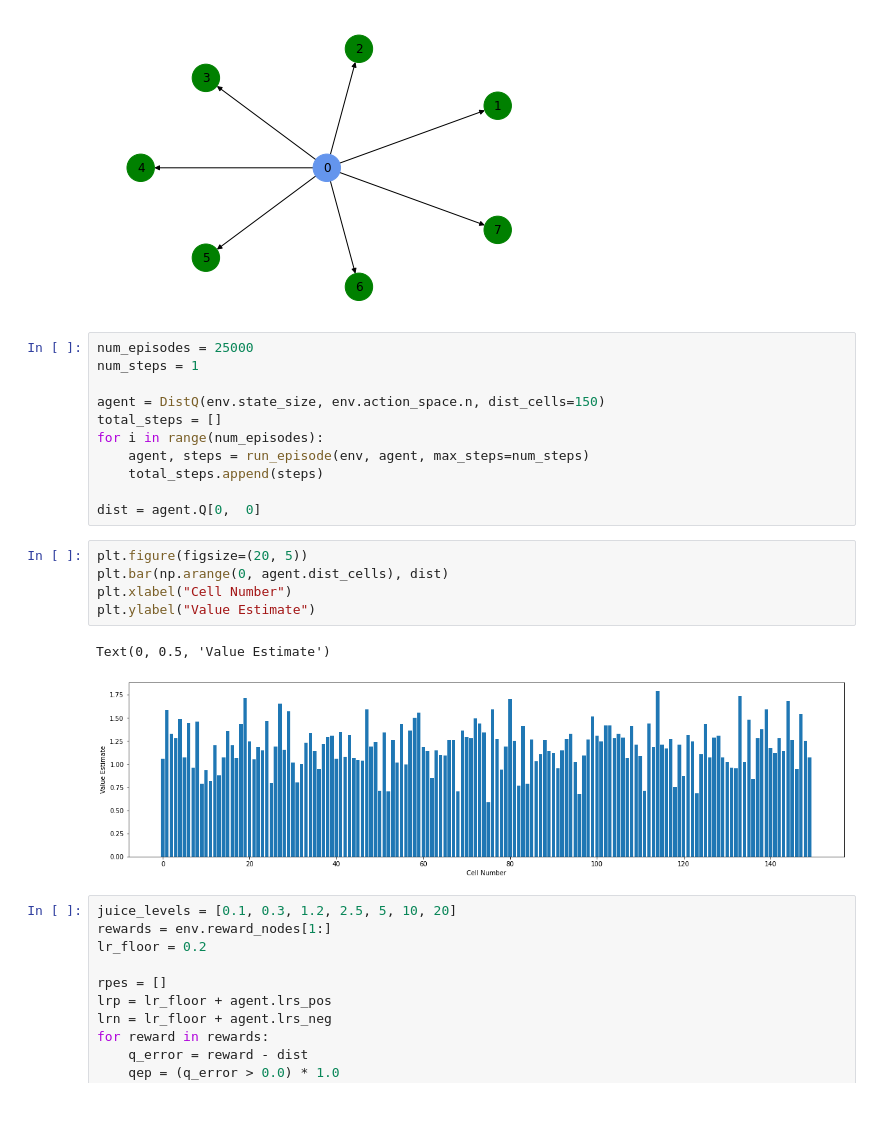
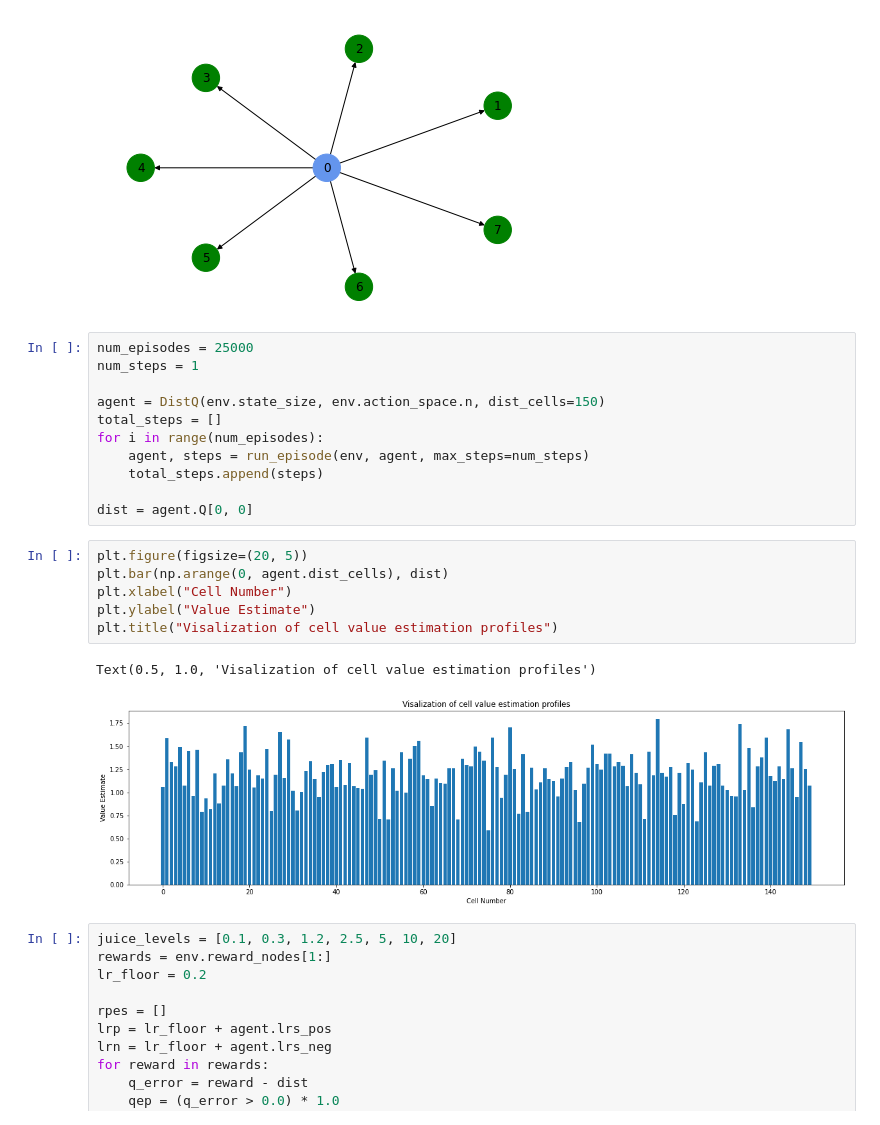
Before and after one commit to awjuliani/neuro-nav, a Jupyter notebook: notebooks/distributional.ipynb, the cells around one changed output. Cells and saved outputs as stored; diff of their text form.

```diff
--- a/notebooks/distributional.ipynb
+++ b/notebooks/distributional.ipynb
@@ -28,15 +28,16 @@ for i in range(num_episodes):
     agent, steps = run_episode(env, agent, max_steps=num_steps)
     total_steps.append(steps)
 
-dist = agent.Q[0,  0]
+dist = agent.Q[0, 0]
 # %%
 plt.figure(figsize=(20, 5))
 plt.bar(np.arange(0, agent.dist_cells), dist)
 plt.xlabel("Cell Number")
 plt.ylabel("Value Estimate")
+plt.title("Visalization of cell value estimation profiles")
 # %% [output]
-Text(0, 0.5, 'Value Estimate')
+Text(0.5, 1.0, 'Visalization of cell value estimation profiles')
-[figure, old version]
+[figure, new version]
 # %%
 juice_levels = [0.1, 0.3, 1.2, 2.5, 5, 10, 20]
 rewards = env.reward_nodes[1:]
```
Also changed, not shown: parts of 2 cells of this notebook, 2 other files.
